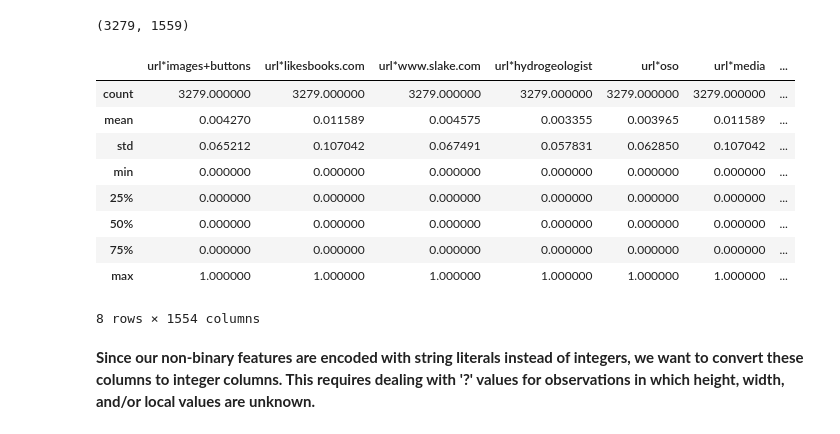
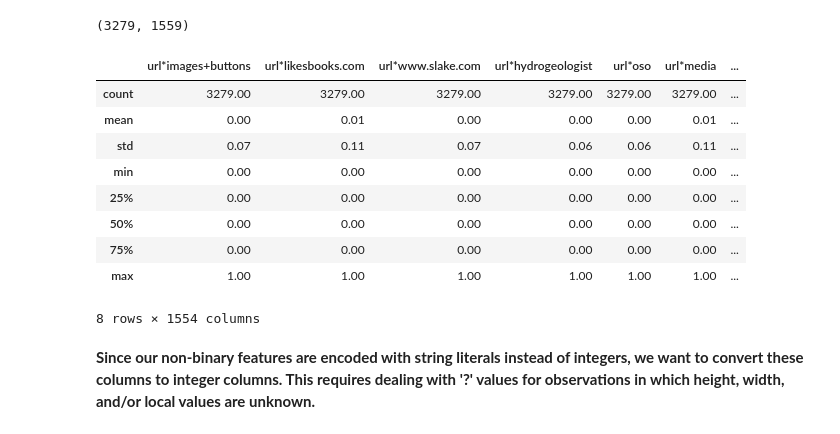
Before and after one commit to SydneyMW/171Project, a Jupyter notebook: 3_preprocess_logreg_neuralnet.ipynb, the cells around one changed output. Saved outputs shown, nothing was run; the diff lists cells and outputs as text; code cells hidden in the pictures.

```diff
--- a/3_preprocess_logreg_neuralnet.ipynb
+++ b/3_preprocess_logreg_neuralnet.ipynb
@@ -26,17 +28,17 @@ data.shape
 # %% [output]
 (3279, 1559)
 # %%
-data.describe()
+data.describe().round(2)
 # %% [output]
 |  | url*images+buttons | url*likesbooks.com | url*www.slake.com | url*hydrogeologist | url*oso | url*media | ... |
-| count | 3279.000000 | 3279.000000 | 3279.000000 | 3279.000000 | 3279.000000 | 3279.000000 | ... |
-| mean | 0.004270 | 0.011589 | 0.004575 | 0.003355 | 0.003965 | 0.011589 | ... |
-| std | 0.065212 | 0.107042 | 0.067491 | 0.057831 | 0.062850 | 0.107042 | ... |
-| min | 0.000000 | 0.000000 | 0.000000 | 0.000000 | 0.000000 | 0.000000 | ... |
-| 25% | 0.000000 | 0.000000 | 0.000000 | 0.000000 | 0.000000 | 0.000000 | ... |
-| 50% | 0.000000 | 0.000000 | 0.000000 | 0.000000 | 0.000000 | 0.000000 | ... |
-| 75% | 0.000000 | 0.000000 | 0.000000 | 0.000000 | 0.000000 | 0.000000 | ... |
-| max | 1.000000 | 1.000000 | 1.000000 | 1.000000 | 1.000000 | 1.000000 | ... |
+| count | 3279.00 | 3279.00 | 3279.00 | 3279.00 | 3279.00 | 3279.00 | ... |
+| mean | 0.00 | 0.01 | 0.00 | 0.00 | 0.00 | 0.01 | ... |
+| std | 0.07 | 0.11 | 0.07 | 0.06 | 0.06 | 0.11 | ... |
+| min | 0.00 | 0.00 | 0.00 | 0.00 | 0.00 | 0.00 | ... |
+| 25% | 0.00 | 0.00 | 0.00 | 0.00 | 0.00 | 0.00 | ... |
+| 50% | 0.00 | 0.00 | 0.00 | 0.00 | 0.00 | 0.00 | ... |
+| 75% | 0.00 | 0.00 | 0.00 | 0.00 | 0.00 | 0.00 | ... |
+| max | 1.00 | 1.00 | 1.00 | 1.00 | 1.00 | 1.00 | ... |
 8 rows × 1554 columns
 # %% [markdown]
 **Since our non-binary features are encoded with string literals instead of integers, we want to convert these columns to integer columns.  This requires dealing with '?' values for observations in which height, width, and/or local values are unknown.**
```
Also changed, not shown: parts of 18 cells of this notebook.
